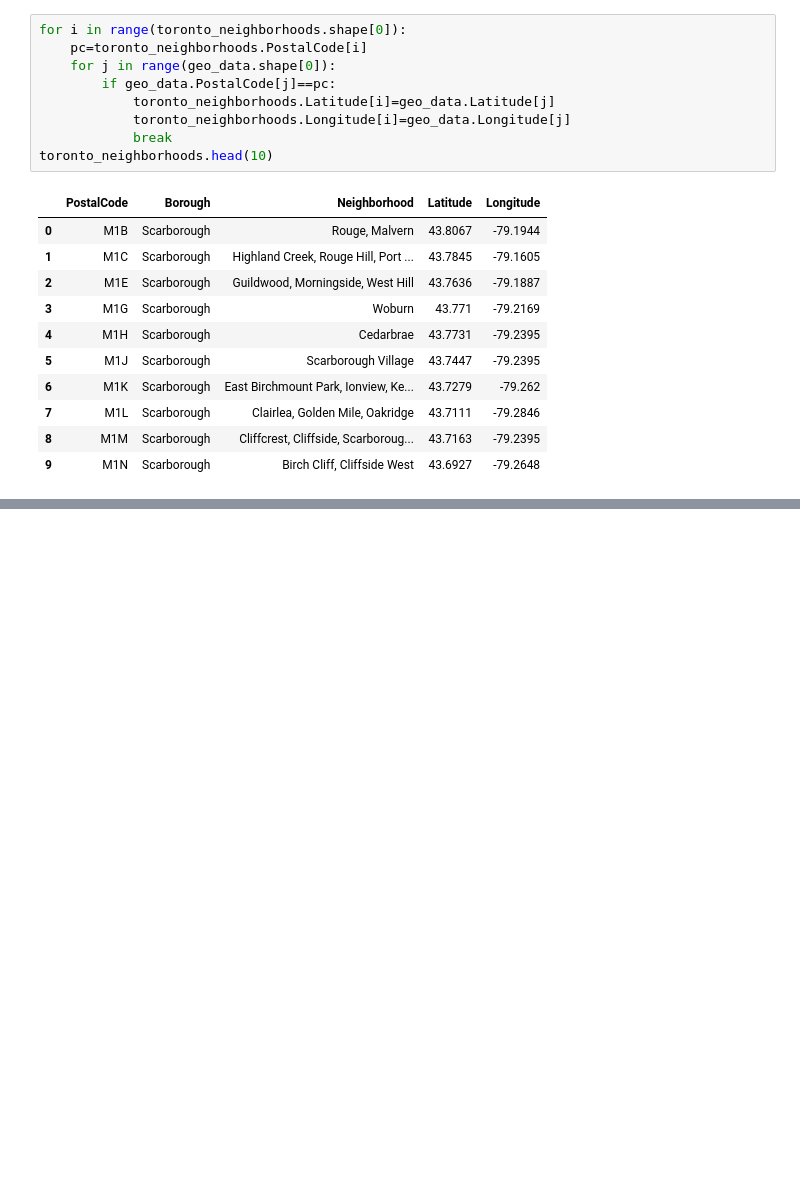
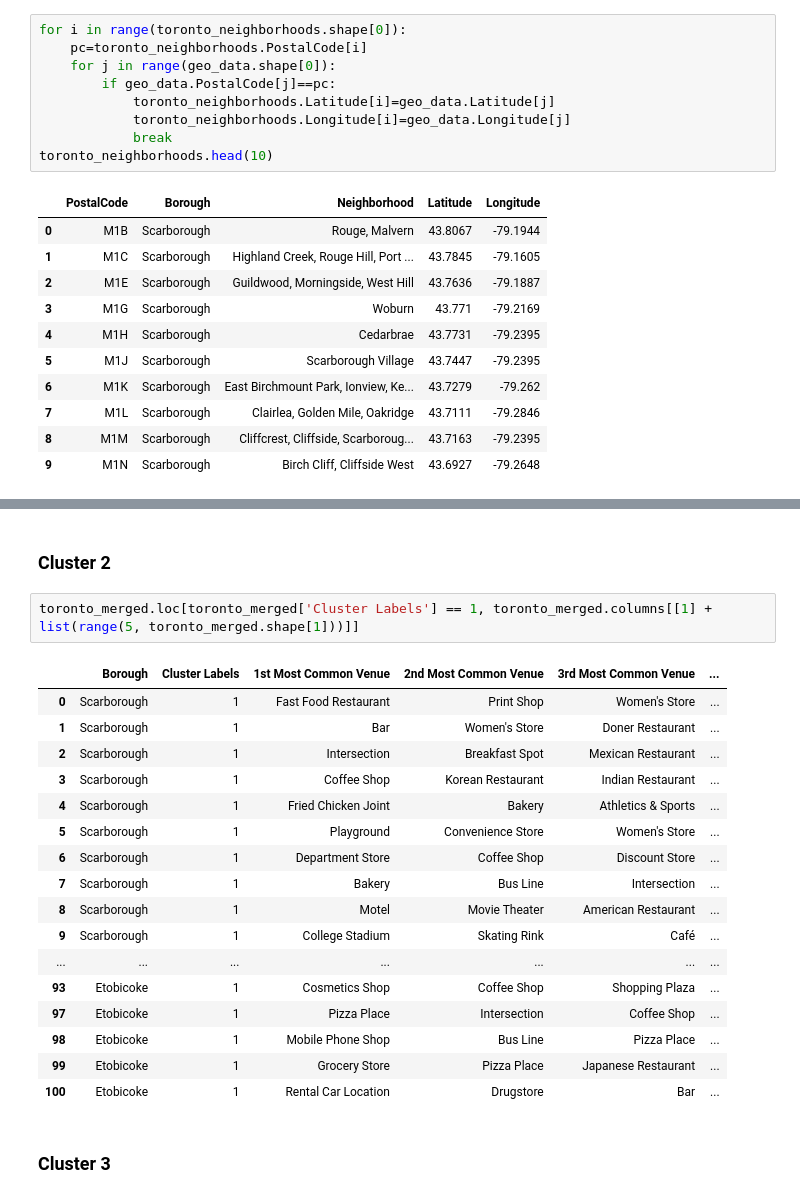
Before and after one commit to cunguyen1/github-example, a Jupyter notebook: Toronto Neighborhood Segmenting+Cluster.ipynb, the cells around one changed output, grey strips where cells are left out. Cells and saved outputs as stored; diff of their text form; blank space fills up the shorter version.

```diff
--- a/Toronto Neighborhood Segmenting+Cluster.ipynb
+++ b/Toronto Neighborhood Segmenting+Cluster.ipynb
@@ -143,0 +632,24 @@ toronto_neighborhoods.head(10)
+# %% [markdown]
+### Cluster 2
+# %%
+toronto_merged.loc[toronto_merged['Cluster Labels'] == 1, toronto_merged.columns[[1] + list(range(5, toronto_merged.shape[1]))]]
+# %% [output]
+|  | Borough | Cluster Labels | 1st Most Common Venue | 2nd Most Common Venue | 3rd Most Common Venue | ... |
+| 0 | Scarborough | 1 | Fast Food Restaurant | Print Shop | Women's Store | ... |
+| 1 | Scarborough | 1 | Bar | Women's Store | Doner Restaurant | ... |
+| 2 | Scarborough | 1 | Intersection | Breakfast Spot | Mexican Restaurant | ... |
+| 3 | Scarborough | 1 | Coffee Shop | Korean Restaurant | Indian Restaurant | ... |
+| 4 | Scarborough | 1 | Fried Chicken Joint | Bakery | Athletics & Sports | ... |
+| 5 | Scarborough | 1 | Playground | Convenience Store | Women's Store | ... |
+| 6 | Scarborough | 1 | Department Store | Coffee Shop | Discount Store | ... |
+| 7 | Scarborough | 1 | Bakery | Bus Line | Intersection | ... |
+| 8 | Scarborough | 1 | Motel | Movie Theater | American Restaurant | ... |
+| 9 | Scarborough | 1 | College Stadium | Skating Rink | Café | ... |
+| ... | ... | ... | ... | ... | ... | ... |
+| 93 | Etobicoke | 1 | Cosmetics Shop | Coffee Shop | Shopping Plaza | ... |
+| 97 | Etobicoke | 1 | Pizza Place | Intersection | Coffee Shop | ... |
+| 98 | Etobicoke | 1 | Mobile Phone Shop | Bus Line | Pizza Place | ... |
+| 99 | Etobicoke | 1 | Grocery Store | Pizza Place | Japanese Restaurant | ... |
+| 100 | Etobicoke | 1 | Rental Car Location | Drugstore | Bar | ... |
+# %% [markdown]
+### Cluster 3
```
Also changed, not shown: parts of 66 cells of this notebook.
